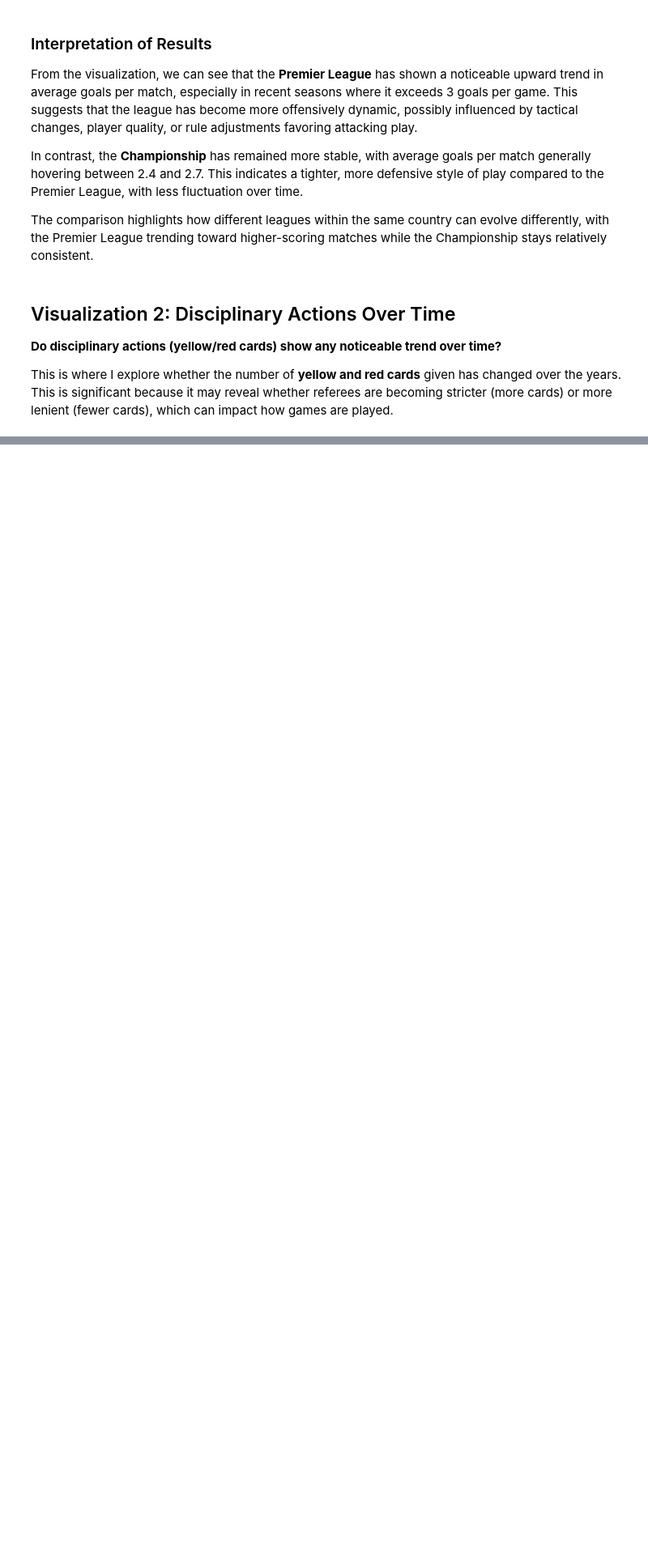
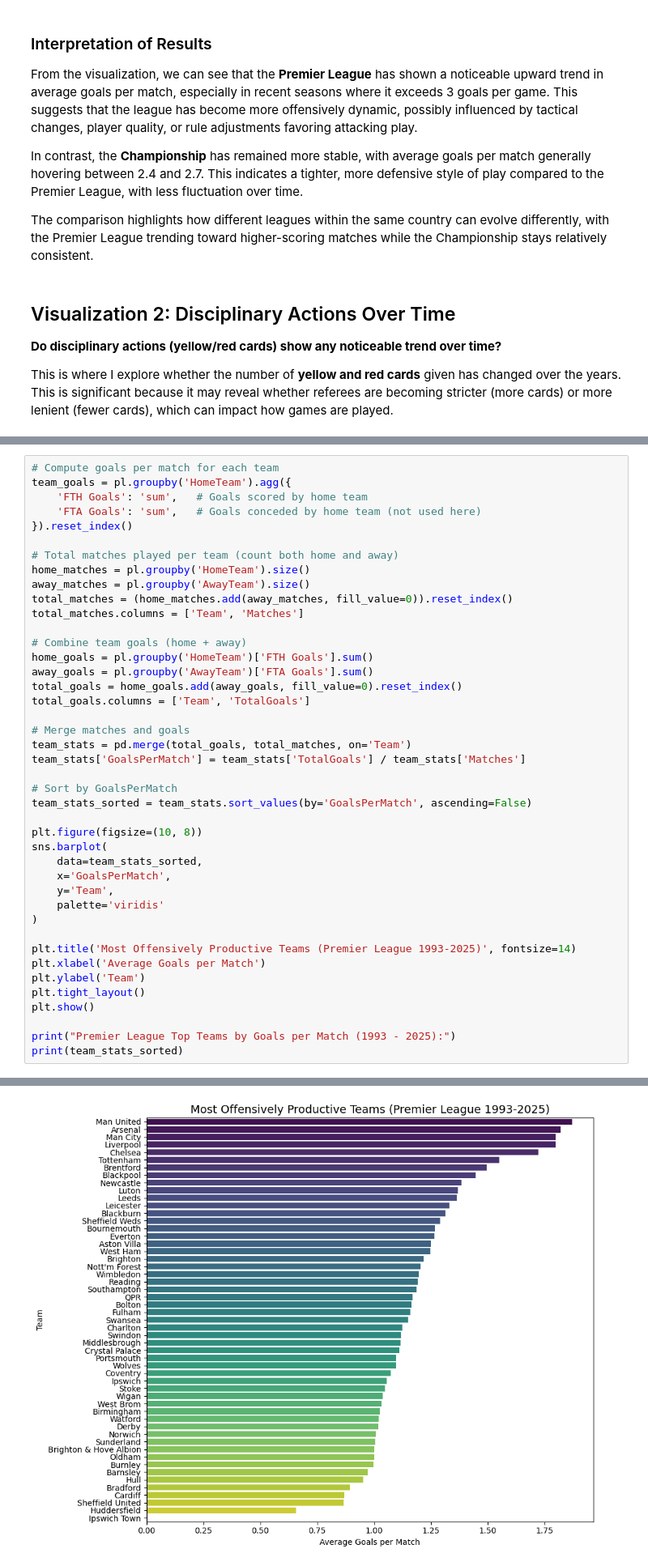
Before and after one commit to kotharisoumil/Premier-League-and-Championship-Analysis, a Jupyter notebook: Premier League and Championship Analysis.ipynb, the cells around one changed output, grey strips where cells are left out. Shown at 81% size. Saved outputs shown, nothing was run; the diff lists cells and outputs as text; blank space fills up the shorter version.

```diff
--- a/Premier League and Championship Analysis.ipynb
+++ b/Premier League and Championship Analysis.ipynb
@@ -225,0 +302,43 @@ plt.show()
+# %%
+# Compute goals per match for each team
+team_goals = pl.groupby('HomeTeam').agg({
+    'FTH Goals': 'sum',   # Goals scored by home team
+    'FTA Goals': 'sum',   # Goals conceded by home team (not used here)
+}).reset_index()
+
+# Total matches played per team (count both home and away)
+home_matches = pl.groupby('HomeTeam').size()
+away_matches = pl.groupby('AwayTeam').size()
+total_matches = (home_matches.add(away_matches, fill_value=0)).reset_index()
+total_matches.columns = ['Team', 'Matches']
+
+# Combine team goals (home + away)
+home_goals = pl.groupby('HomeTeam')['FTH Goals'].sum()
+away_goals = pl.groupby('AwayTeam')['FTA Goals'].sum()
+total_goals = home_goals.add(away_goals, fill_value=0).reset_index()
+total_goals.columns = ['Team', 'TotalGoals']
+
+# Merge matches and goals
+team_stats = pd.merge(total_goals, total_matches, on='Team')
+team_stats['GoalsPerMatch'] = team_stats['TotalGoals'] / team_stats['Matches']
+
+# Sort by GoalsPerMatch
+team_stats_sorted = team_stats.sort_values(by='GoalsPerMatch', ascending=False)
+
+plt.figure(figsize=(10, 8))
+sns.barplot(
+    data=team_stats_sorted,
+    x='GoalsPerMatch',
+    y='Team',
+    palette='viridis'
+)
+
+plt.title('Most Offensively Productive Teams (Premier League 1993-2025)', fontsize=14)
+plt.xlabel('Average Goals per Match')
+plt.ylabel('Team')
+plt.tight_layout()
+plt.show()
+
+print("Premier League Top Teams by Goals per Match (1993 - 2025):")
+print(team_stats_sorted)
+# %% [output]
@@ -225,0 +348 @@ plt.show()
+[figure, added]
```
Also changed, not shown: parts of 13 cells of this notebook.
